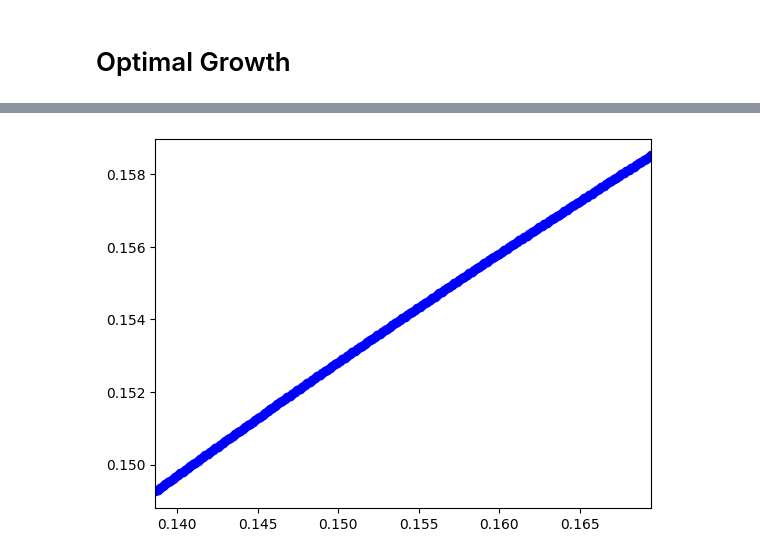
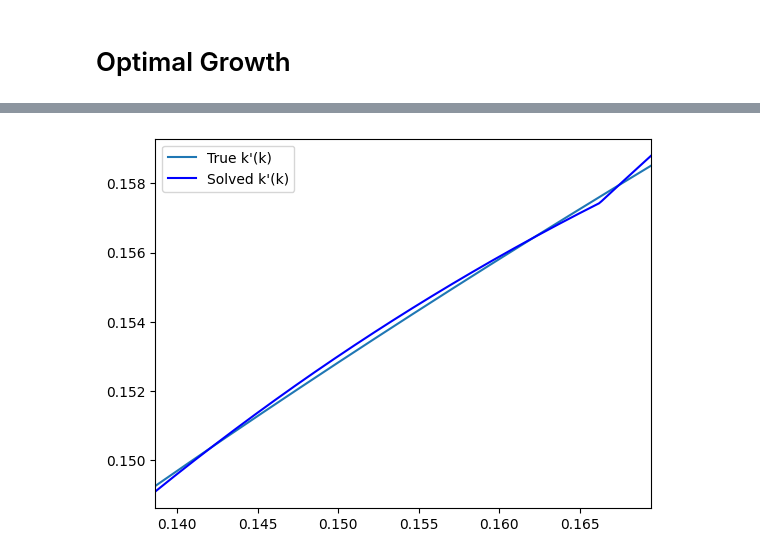
Before and after one commit to rawatpranjal/structural-economics, a Jupyter notebook: dynamic-programming/deeplearning4-growth.ipynb, the cells around one changed output, grey strips where cells are left out. Saved outputs shown, nothing was run; the diff lists cells and outputs as text; code cells hidden in the pictures.

```diff
--- a/dynamic-programming/deeplearning4-growth.ipynb
+++ b/dynamic-programming/deeplearning4-growth.ipynb
@@ -150,7 +101,9 @@ plt.grid()
 # %%
-plt.plot(xvec,α*β*A*xvec**α, 'bo', label='True k(x)')
+plt.plot(xvec,α*β*A*xvec**α, label="True k'(k)")
+plt.plot(xvec,(A*xvec**α)-model(xvec),label="Solved k'(k)",c='b')
 plt.xlim([xmin,xmax])
+plt.legend()
 #plt.ylim([0,1])
 plt.show()
 # %% [output]
-[figure, old version]
+[figure, new version]
```
Also changed, not shown: parts of 8 cells of this notebook, 7 other files.
